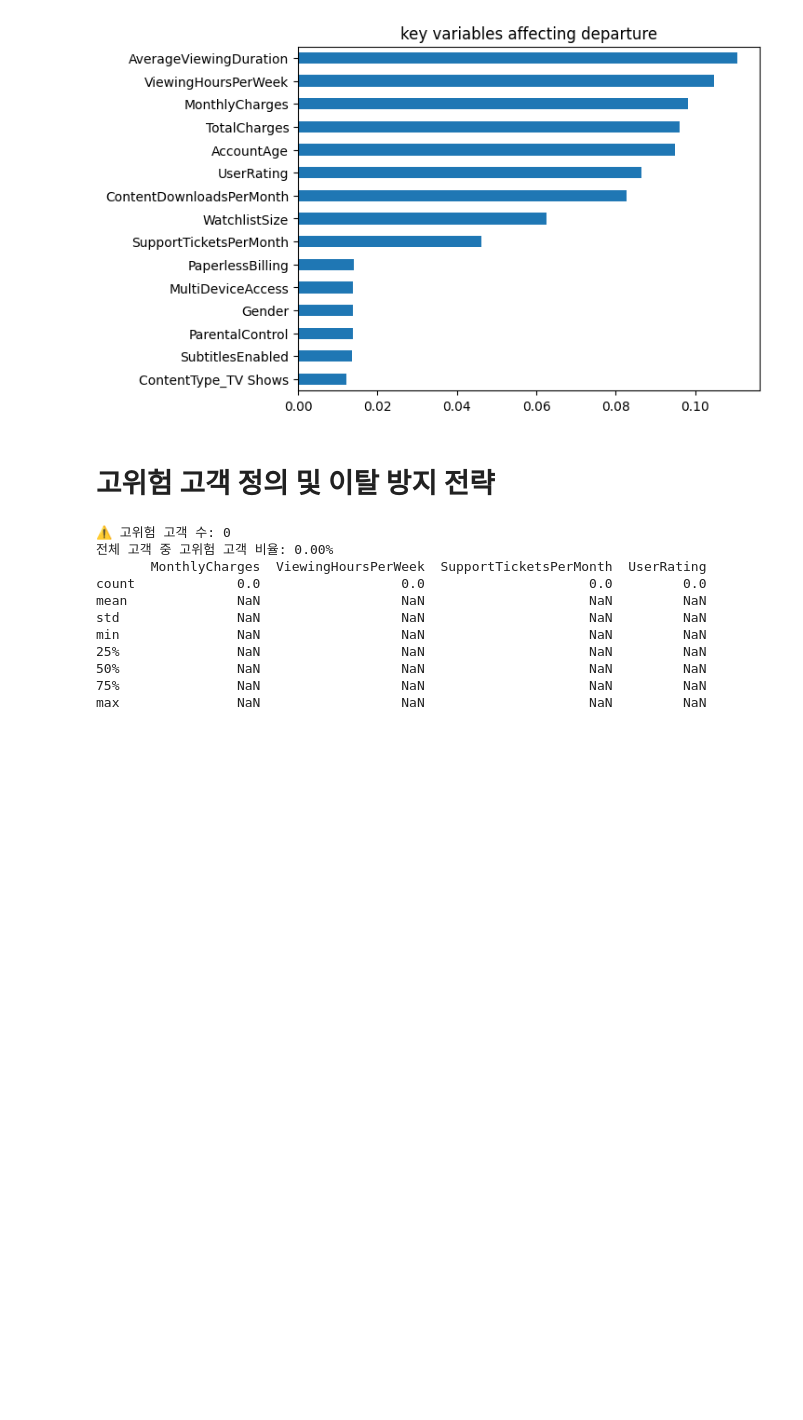
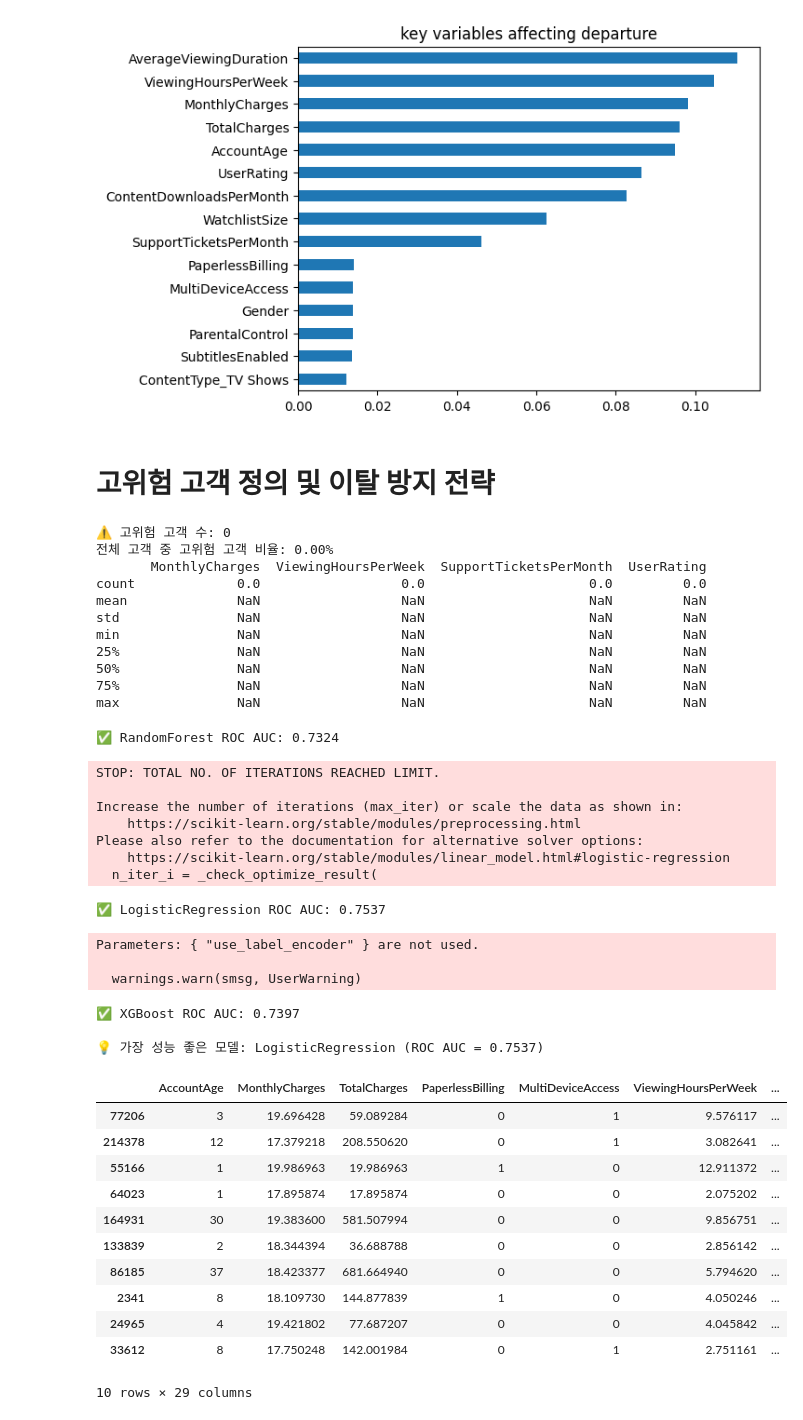
Before and after one commit to hyeeeeeon/Challenge_DongA, a Jupyter notebook: Customer_churn_prediction.ipynb, the cells around one changed output. Saved outputs shown, nothing was run; the diff lists cells and outputs as text; code cells hidden in the pictures; blank space fills up the shorter version.

```diff
--- a/Customer_churn_prediction.ipynb
+++ b/Customer_churn_prediction.ipynb
@@ -418,3 +420,77 @@ min               NaN                  NaN                     NaN         NaN
 50%               NaN                  NaN                     NaN         NaN
 75%               NaN                  NaN                     NaN         NaN
 max               NaN                  NaN                     NaN         NaN
+# %%
+from sklearn.ensemble import RandomForestClassifier
+from sklearn.linear_model import LogisticRegression
+from xgboost import XGBClassifier
+from sklearn.metrics import roc_auc_score, classification_report
+from sklearn.model_selection import train_test_split
+
+# 1. 데이터 분리
+X = df.drop("Churn", axis=1)
+y = df["Churn"]
+X_train, X_test, y_train, y_test = train_test_split(X, y, test_size=0.2, random_state=42)
+
+# 2. 모델 정의
+models = {
+    "RandomForest": RandomForestClassifier(random_state=42),
+    "LogisticRegression": LogisticRegression(max_iter=1000, random_state=42),
+    "XGBoost": XGBClassifier(use_label_encoder=False, eval_metric='logloss', random_state=42)
+}
+
+# 3. 모델 학습 및 평가
+results = {}
+for name, model in models.items():
+    model.fit(X_train, y_train)
+    y_proba = model.predict_proba(X_test)[:, 1]
+    auc = roc_auc_score(y_test, y_proba)
+    results[name] = {
+        "model": model,
+        "roc_auc": auc,
+        "proba": y_proba
+    }
+    print(f"✅ {name} ROC AUC: {auc:.4f}")
+
+# 4. 가장 좋은 모델 선택
+best_model_name = max(results, key=lambda k: results[k]["roc_auc"])
+best_model = results[best_model_name]["model"]
+best_proba = results[best_model_name]["proba"]
+
+print(f"\n💡 가장 성능 좋은 모델: {best_model_name} (ROC AUC = {results[best_model_name]['roc_auc']:.4f})")
+
+# 5. 이탈 확률 높은 고객 10명 추출
+X_test_with_prob = X_test.copy()
+X_test_with_prob['Churn_Prob'] = best_proba
+top_churn_risk = X_test_with_prob.sort_values(by="Churn_Prob", ascending=False).head(10)
+
+# 결과 출력
+top_churn_risk
+# %% [output]
+✅ RandomForest ROC AUC: 0.7324
+STOP: TOTAL NO. OF ITERATIONS REACHED LIMIT.
+
+Increase the number of iterations (max_iter) or scale the data as shown in:
+    https://scikit-learn.org/stable/modules/preprocessing.html
+Please also refer to the documentation for alternative solver options:
+    https://scikit-learn.org/stable/modules/linear_model.html#logistic-regression
+  n_iter_i = _check_optimize_result(
+✅ LogisticRegression ROC AUC: 0.7537
+Parameters: { "use_label_encoder" } are not used.
+
+  warnings.warn(smsg, UserWarning)
+✅ XGBoost ROC AUC: 0.7397
+
+💡 가장 성능 좋은 모델: LogisticRegression (ROC AUC = 0.7537)
+|  | AccountAge | MonthlyCharges | TotalCharges | PaperlessBilling | MultiDeviceAccess | ViewingHoursPerWeek | ... |
+| 77206 | 3 | 19.696428 | 59.089284 | 0 | 1 | 9.576117 | ... |
+| 214378 | 12 | 17.379218 | 208.550620 | 0 | 1 | 3.082641 | ... |
+| 55166 | 1 | 19.986963 | 19.986963 | 1 | 0 | 12.911372 | ... |
+| 64023 | 1 | 17.895874 | 17.895874 | 0 | 0 | 2.075202 | ... |
+| 164931 | 30 | 19.383600 | 581.507994 | 0 | 0 | 9.856751 | ... |
+| 133839 | 2 | 18.344394 | 36.688788 | 0 | 0 | 2.856142 | ... |
+| 86185 | 37 | 18.423377 | 681.664940 | 0 | 0 | 5.794620 | ... |
+| 2341 | 8 | 18.109730 | 144.877839 | 1 | 0 | 4.050246 | ... |
+| 24965 | 4 | 19.421802 | 77.687207 | 0 | 0 | 4.045842 | ... |
+| 33612 | 8 | 17.750248 | 142.001984 | 0 | 1 | 2.751161 | ... |
+10 rows × 29 columns
```
Also changed, not shown: parts of 3 cells of this notebook.
